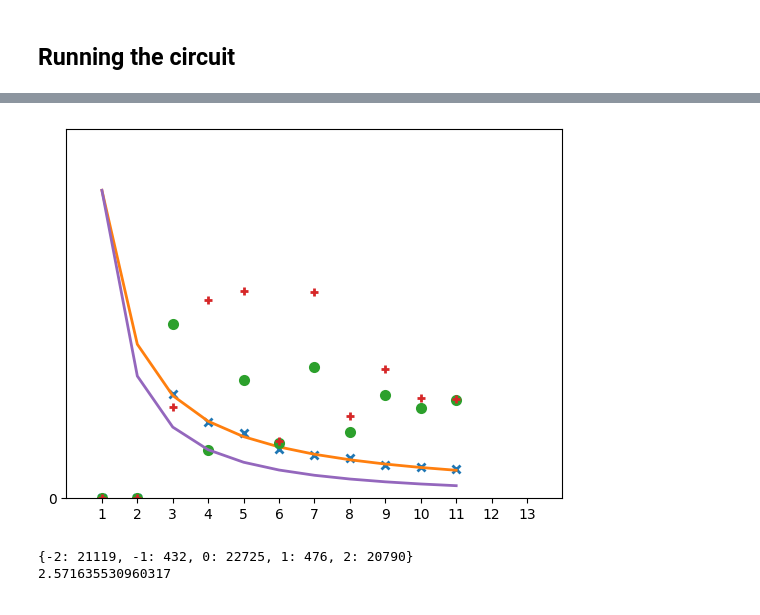
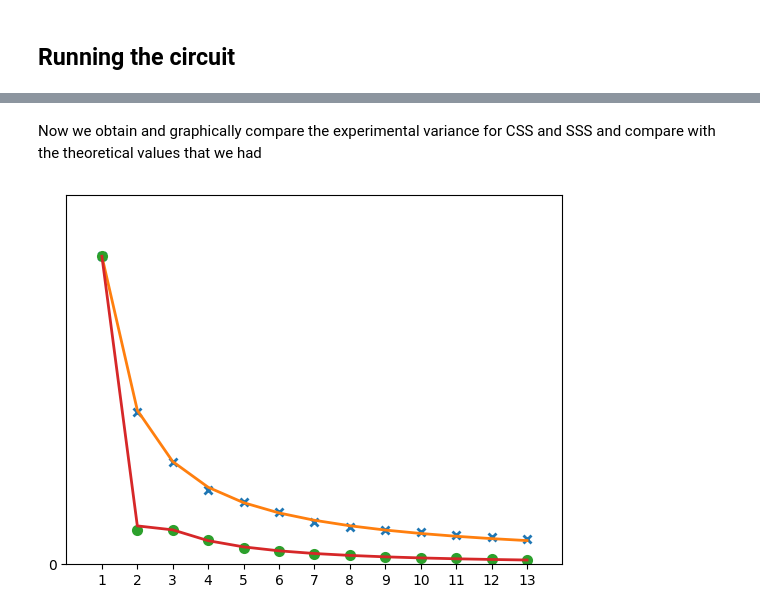
Before and after one commit to gachchami/qsense, a Jupyter notebook: qiskit squeezing.ipynb, the cells around one changed output, grey strips where cells are left out. Cells and saved outputs as stored; diff of their text form; code cells hidden in the pictures.

Commit message:
Now it works. Add a new squeezing model?

```diff
--- a/qiskit squeezing.ipynb
+++ b/qiskit squeezing.ipynb
@@ -61,7 +63,7 @@ def TotalSpinOp(N,direction):
     output =  qi.Operator([[0 for h in range(0,2**N)] for k in range(0,2**N)])
     for i in range(0,N):
         string=''.join([dirs[0] for j in range(0,i)]+[dirs[direction]]+[dirs[0] for j in range(i+1,N)])
-        output = output + qi.SparsePauliOp(string)
+        output = output + (1/2)* qi.SparsePauliOp(string)
     return(output)
 # %%
 def SqueezingGate(N):
@@ -106,8 +89,7 @@
 # %%
 def PM(N,dir): #Phase Measure
     PM = QuantumCircuit(N)
-    for i in range(0,N):
-        PM.x(i) #CSS = |1> ^\tensor n
+    # since it's equivalent, we start in the state |0>^\tensor n
     for j in range(0,N):
         if dir==2:
             PM.sdg(j) #only form measuring sy
@@ -129,12 +111,10 @@ rotate the operator in the squeezing Hamiltonian by the twisting angle $-\delta$
 # %%
 #From Kitagawa and Ueda, page 5140
 # %%
-# Now we measure Sx in every qubit of the squeezed spin state, obtained by
-# applying the squeezing operator to the CSS |1> ^{tensor N)
+# Now we measure Sx, Sy or Sz (depending on dir=1,2,3) in every qubit of the squeezed spin state, obtained by
+# applying the squeezing operator to the CSS |0> ^{tensor N)
 def SPM(N,dir):
     SPM= QuantumCircuit(N) #Squeezed Phase Measure
-    for i in range(0,N):
-        SPM.x(i) #CSS = |1> ^\tensor n
     SPM.append(SqueezingGate(N),range(0,N)) #squeezing
     for j in range(0,N):
         if dir==2:
@@ -197,48 +180,31 @@ RunSSS(3,1,1024,"var")
+# %% [markdown]
+Now we obtain and graphically compare the experimental variance for CSS and SSS and compare with the theoretical values that we had
+# %%
+N=14 #for larger N, SSS takes too long
+var=[0 for i in range(1,N)]
+#varsqy=[0 for i in range(1,N)]
+varsqx=[0 for i in range(1,N)]
+for j in range(1,N):
+    var[j-1]=RunCSS(j,1,1024,"var")/(j)**2
+    #varsqy[j-1]=RunSSS(j,2,1024,"var")/(j)**2
+    varsqx[j-1]=RunSSS(j,1,1024,"var")/(j)**2
 # %%
-N=12
-var=[0 for i in range(1,N)]
-varsqy=[0 for i in range(1,N)]
-varsqx=[0 for i in range(1,N)]
-for j in range(2,N-1):
-    var[j]=RunCSS(j+1,1024,"var")/(j+1)**2
-    varsqy[j]=RunSSS(j+1,2,1024,"var")/(j+1)**2
-    varsqx[j]=RunSSS(j+1,1,1024,"var")/(j+1)**2
 x_axis=[i for i in range(1,N)]
 th_var=[1/(4*i) for i in range (1,N)]
-th_varsq=[1/(4*i**(4/3)) for i in range (1,N)]
-
+th_varsq=[0 for i in range (1,N)]
+for i in range(1,N):
+    mu = (24)**(1/6)*(i/2)**(-2/3)
+    A = 1-np.cos(mu)**(i-2)
+    B = 4*np.sin(mu/2)*np.cos(mu/2)**(i-2)
+    th_varsq[i-1] = i/4*(1+(i-1)/4*(A-(A**2+B**2)**(1/2)))/(i**2)
 fig, ax = plt.subplots()
 ax.plot(x_axis, var, 'x', markeredgewidth=2)
 ax.plot(x_axis, th_var, linewidth=2.0)
-ax.plot(x_axis, varsqy, 'o', markeredgewidth=2)
-ax.plot(x_axis, varsqx, '+', markeredgewidth=2)
+ax.plot(x_axis, varsqx, 'o', markeredgewidth=2)
 ax.plot(x_axis, th_varsq, linewidth=2.0)
 
 ax.set(xlim=(0, 14), xticks=np.arange(1, 14),
        ylim=(0, 0.3), yticks=np.arange(0, 0.5))
 plt.show()
 # %% [output]
-[figure, old version]
+[figure, new version]
-# %%
-#SSS, Sx spin (max variance)
-aer_sim2 = AerSimulator()
-transpiled2 = transpile(SPMx, aer_sim2)
-result = aer_sim2.run(transpiled2, shots=65536, memory=True).result()
-data = result.get_memory()
-statistics = result.get_counts()
-output_list = []
-for res in data:
-    output_list.append(2-res.count("0"))
-
-output = {i:0 for i in [-2,-1,0,1,2]}
-output[-2] = statistics["0000"]
-output[-1] = statistics["0001"]+statistics["0010"]+statistics["0100"]+statistics["1000"]
-output[0] = statistics["0011"]+statistics["0101"]+statistics["0110"]+statistics["1001"]+statistics["1010"]+statistics["1100"]
-output[1] = statistics["1110"]+statistics["1101"]+statistics["1011"]+statistics["1110"]
-output[2] = statistics["1111"]
-
-print(output)
-print(variance(output_list))
-# %% [output]
-{-2: 21119, -1: 432, 0: 22725, 1: 476, 2: 20790}
-2.571635530960317
```
Also changed, not shown: parts of 18 cells of this notebook.
